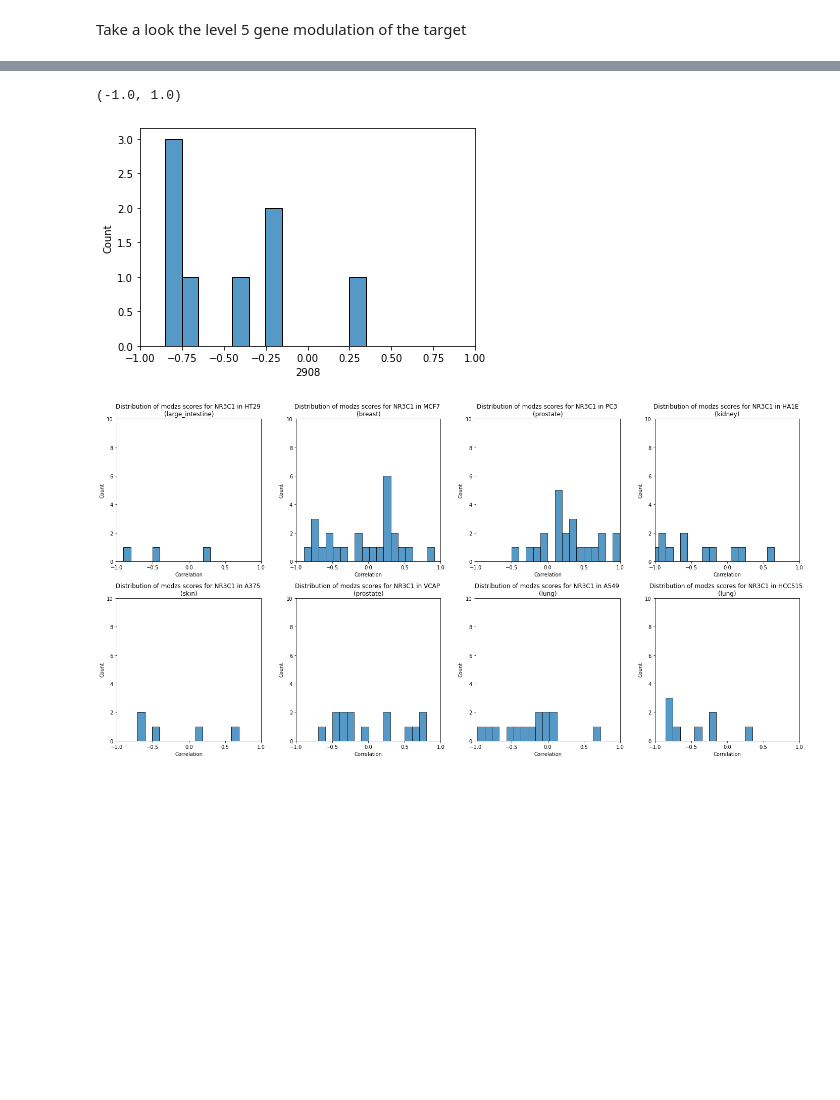
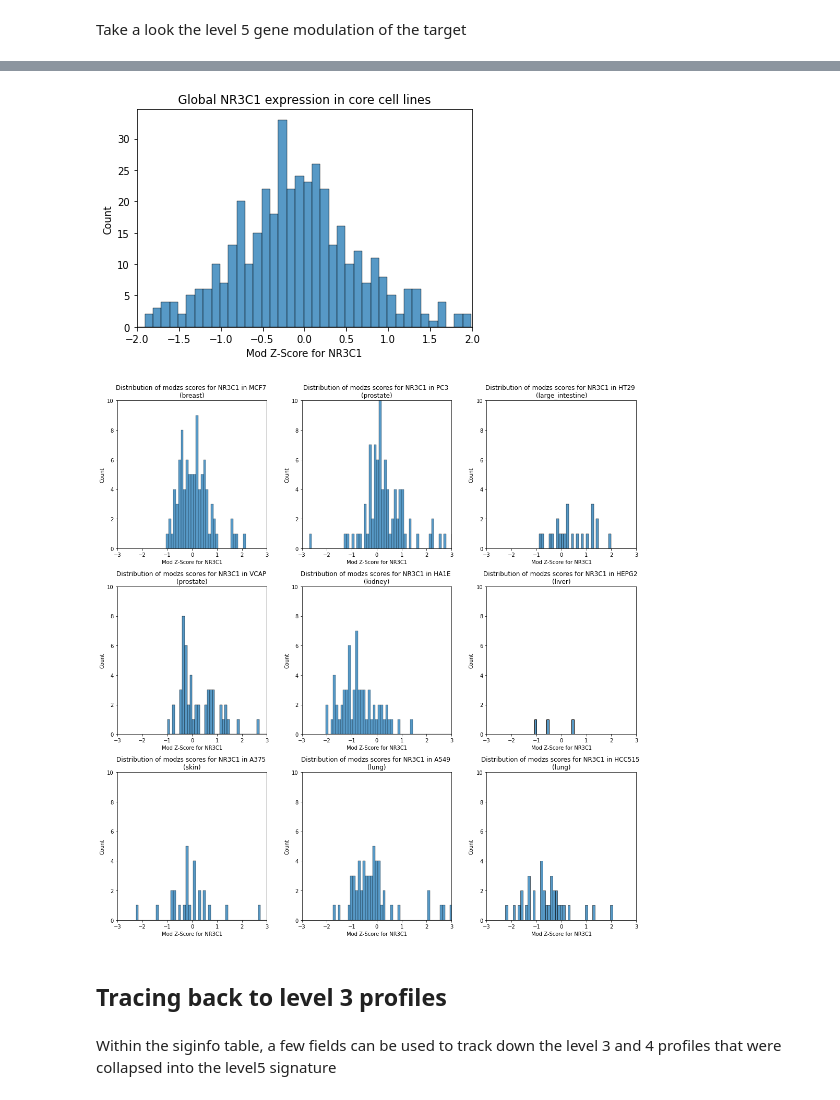
Before and after one commit to cmap/lincs-workshop-2020, a Jupyter notebook: notebooks/data_access/BQ_toolkit_demo.ipynb, the cells around one changed output, grey strips where cells are left out. Saved outputs shown, nothing was run; the diff lists cells and outputs as text; code cells hidden in the pictures; blank space fills up the shorter version.

```diff
--- a/notebooks/data_access/BQ_toolkit_demo.ipynb
+++ b/notebooks/data_access/BQ_toolkit_demo.ipynb
@@ -344,13 +354,12 @@ plt.show()
 # %% [markdown]
 ## Extracting Numerical data using `cmapBQ.query.cmap_matrix`
 # %%
-sig_ids = siginfo_sample_filtered.sig_id.unique() #sig_ids are unique for each signature and relates siginfo table to numerical data
+sig_ids = siginfo_sample.sig_id.unique() #sig_ids are unique for each signature and relates siginfo table to numerical data
 
 sample_data_numerical = cmap_query.cmap_matrix(bq_client,
     data_level='level5',
-    feature_space='landamark', #Choices ['landmark', 'bing', 'aig']
+    feature_space='landmark', #Choices ['landmark', 'bing', 'aig']
     cid=list(sig_ids), #columns are signatures
-    rid=lm_gene_ids, #subset to L1000 space #rows are features (genes)
 )
 
 print( sample_data_numerical.data_df.shape )
@@ -445,7 +452,7 @@ clustered_matrix = cluster_corr(sample_data_numerical.data_df.corr())
 # %%
 #Lists used for sns.boxplot
 dist_list = []
-cell_list = siginfo_sample_filtered.groupby('cell_iname').median().sort_values('tas').index
+cell_list = siginfo_sample.groupby('cell_iname').median().sort_values('tas').index
 
 lineage_list = []
 
@@ -462,8 +469,8 @@ for i,cell in enumerate(cell_list):
         core_cellinfo.cell_iname.eq(cell)
       ].cell_lineage.unique()[0]  #Lineage information for cell line
 
-  cell_sig_ids = siginfo_sample_filtered.loc[
-    siginfo_sample_filtered.cell_iname.eq(cell)
+  cell_sig_ids = siginfo_sample.loc[
+    siginfo_sample.cell_iname.eq(cell)
   ].sig_id.unique()  #Get sig_ids for cell line
 
   cell_corrs = corr_matrix.loc[cell_sig_ids, cell_sig_ids] #Extract correlations for cell line
@@ -533,7 +545,7 @@ plt.show()
 # %% [markdown]
 #### Pairwise correlations by Cell Line
 # %%
-cell_list = siginfo_sample_filtered.groupby('cell_iname').median().sort_values('tas').index #sorted by median tas
+cell_list = siginfo_sample.groupby('cell_iname').median().sort_values('tas').index #sorted by median tas
 
 nrows, ncols = get_subplot_dimensions(len(cell_list))
 subplot_size = 5
@@ -545,8 +557,8 @@ for i,cell in enumerate(cell_list):
           core_cellinfo.cell_iname.eq(cell)
         ].cell_lineage.unique()[0]
 
-  cell_siginfo = siginfo_sample_filtered.loc[
-    siginfo_sample_filtered.cell_iname.eq(cell)
+  cell_siginfo = siginfo_sample.loc[
+    siginfo_sample.cell_iname.eq(cell)
   ]
 
   cell_sig_ids = cell_siginfo.sig_id.unique()
@@ -601,21 +612,23 @@ Name: 2908, Length: 129, dtype: float64
 # %%
 sample_data = sample_data_numerical.data_df
 
-cell_sig_ids = siginfo_sample_filtered.loc[
-  siginfo_sample_filtered.cell_iname.eq('MCF7')
+cell_sig_ids = siginfo_sample.loc[
+  siginfo_sample.cell_iname.eq('MCF7')
 ].sig_id.unique()  #Get sig_ids for cell line
 
-cell_genemod = sample_data.loc[str(target_gene_id), cell_sig_ids] #Extract correlations for cell line
+global_genemod = sample_data.loc[str(target_gene_id), :] #Extract correlations for cell line
+sns.histplot(global_genemod,
+              binwidth=0.1).set_xlim(-2, 2)
+
+plt.title('Global {} expression in core cell lines'.format(target))
+plt.xlabel('Mod Z-Score for {}'.format(target))
+plt.show()
+# %% [output]
+[figure, added]
-# %%
-  sns.histplot(cell_genemod,
-               binwidth=0.1).set_xlim(-1, 1)
-# %% [output]
-(-1.0, 1.0)
-[figure, removed]
 # %%
 #Lists used for sns.boxplot
 dist_list = []
-cell_list = siginfo_sample_filtered.groupby('cell_iname').median().sort_values('tas').index
+cell_list = siginfo_sample.groupby('cell_iname').median().sort_values('tas').index
 
 lineage_list = []
 
@@ -624,37 +637,40 @@ lineage_list = []
 subplot_size = 5
 nrows, ncols = get_subplot_dimensions(len(cell_list))
 fig_dist, axes_dist = plt.subplots(nrows, ncols, figsize=(subplot_size*ncols,subplot_size*nrows))
 
 for i,cell in enumerate(cell_list):
 
   lineage = core_cellinfo.loc[
         core_cellinfo.cell_iname.eq(cell)
       ].cell_lineage.unique()[0]  #Lineage information for cell line
 
-  cell_sig_ids = siginfo_sample_filtered.loc[
-    siginfo_sample_filtered.cell_iname.eq(cell)
+  cell_sig_ids = siginfo_sample.loc[
+    siginfo_sample.cell_iname.eq(cell)
   ].sig_id.unique()  #Get sig_ids for cell line
 
   cell_genemod = sample_data.loc[str(target_gene_id), cell_sig_ids] #Extract correlations for cell line
 
   sns.histplot(cell_genemod,
                binwidth=0.1,
                ax=axes_dist[i // ncols][i % ncols])
 
   axes_dist[i // ncols][i % ncols].set_title(
     'Distribution of modzs scores for {} in {} \n({})'.format(
         target,
         cell,
         lineage
       )
     )
-  axes_dist[i // ncols][i % ncols].set_xlim(-1, 1)
+  axes_dist[i // ncols][i % ncols].set_xlim(-3, 3)
   axes_dist[i // ncols][i % ncols].set_ylim(0, 10)
-  axes_dist[i // ncols][i % ncols].set_xlabel('Correlation')
-  axes_dist[i // ncols][i % ncols].set_xticks([-1, -0.5, 0, 0.5, 1])
-
+  axes_dist[i // ncols][i % ncols].set_xlabel('Mod Z-Score for {}'.format(target))
+  #axes_dist[i // ncols][i % ncols].set_xticks([-2, -1, -0.5, 0, 0.5, 1, 2])
 
 plt.tight_layout()
 plt.show()
 # %% [output]
-[figure, old version]
+[figure, new version]
+# %% [markdown]
+## Tracing back to level 3 profiles
+# %% [markdown]
+Within the siginfo table, a few fields can be used to track down the level 3 and 4 profiles that were collapsed into the level5 signature
```
Also changed, not shown: parts of 26 cells of this notebook.
